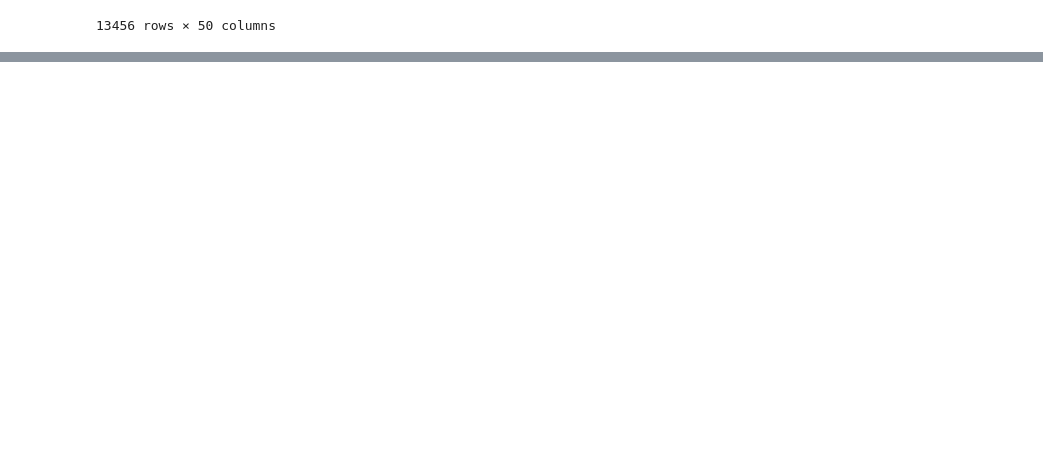
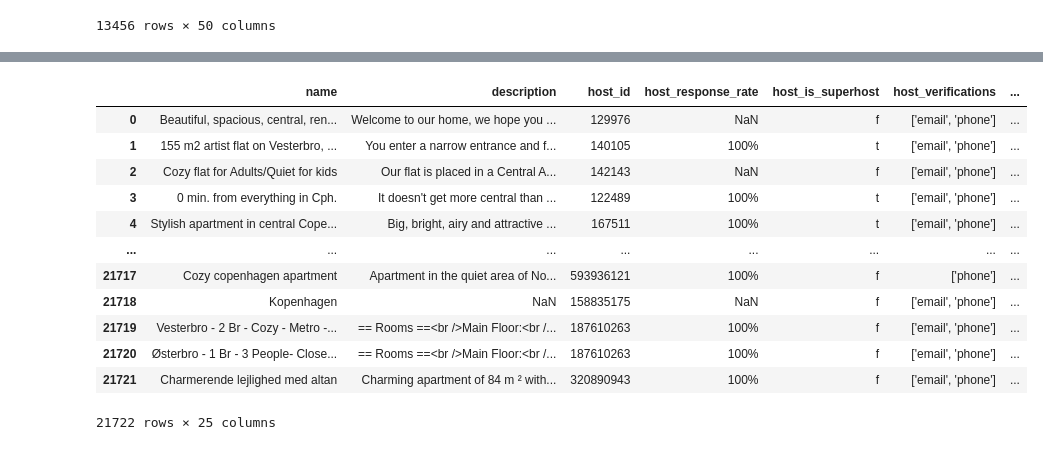
Before and after one commit to A01735502/extracciondedatos, a Jupyter notebook: Tarea extraccion semana 1/ACTIVIDAD2.2.ipynb, the cells around one changed output, grey strips where cells are left out. Saved outputs shown, nothing was run; the diff lists cells and outputs as text; code cells hidden in the pictures; blank space fills up the shorter version.

```diff
--- a/Tarea extraccion semana 1/ACTIVIDAD2.2.ipynb
+++ b/Tarea extraccion semana 1/ACTIVIDAD2.2.ipynb
@@ -92,0 +192,20 @@ host_res
+# %%
+##h) Los registros de las columnas “impares”
+
+columnas= df.iloc[:, 1::2] #Columnas con incrementos de 2 a partir de la columna 1
+
+columnas
+# %% [output]
+|  | name | description | host_id | host_response_rate | host_is_superhost | host_verifications | ... |
+| 0 | Beautiful, spacious, central, ren... | Welcome to our home, we hope you ... | 129976 | NaN | f | ['email', 'phone'] | ... |
+| 1 | 155 m2 artist flat on Vesterbro, ... | You enter a narrow entrance and f... | 140105 | 100% | t | ['email', 'phone'] | ... |
+| 2 | Cozy flat for Adults/Quiet for kids | Our flat is placed in a Central A... | 142143 | NaN | f | ['email', 'phone'] | ... |
+| 3 | 0 min. from everything in Cph. | It doesn't get more central than ... | 122489 | 100% | t | ['email', 'phone'] | ... |
+| 4 | Stylish apartment in central Cope... | Big, bright, airy and attractive ... | 167511 | 100% | t | ['email', 'phone'] | ... |
+| ... | ... | ... | ... | ... | ... | ... | ... |
+| 21717 | Cozy copenhagen apartment | Apartment in the quiet area of No... | 593936121 | 100% | f | ['phone'] | ... |
+| 21718 | Kopenhagen | NaN | 158835175 | NaN | f | ['email', 'phone'] | ... |
+| 21719 | Vesterbro - 2 Br - Cozy - Metro -... | == Rooms ==<br />Main Floor:<br /... | 187610263 | 100% | f | ['email', 'phone'] | ... |
+| 21720 | Østerbro - 1 Br - 3 People- Close... | == Rooms ==<br />Main Floor:<br /... | 187610263 | 100% | f | ['email', 'phone'] | ... |
+| 21721 | Charmerende lejlighed med altan | Charming apartment of 84 m ² with... | 320890943 | 100% | f | ['email', 'phone'] | ... |
+21722 rows × 25 columns
```
Also changed, not shown: parts of 7 cells of this notebook.
